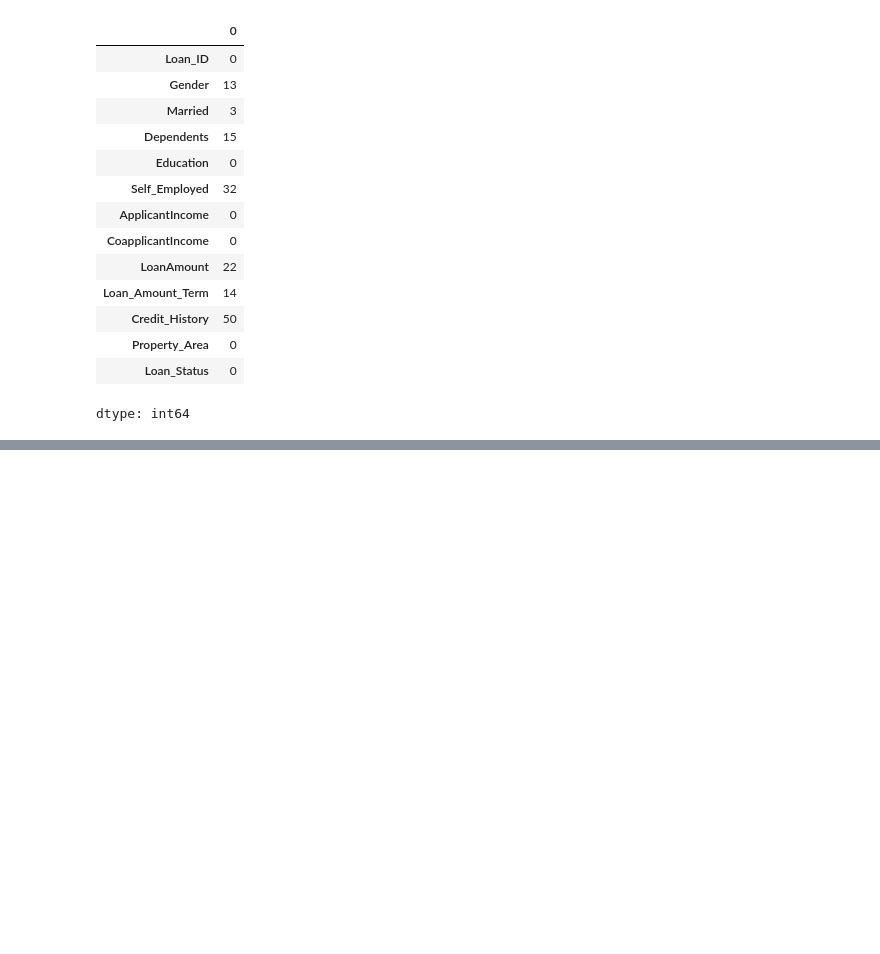
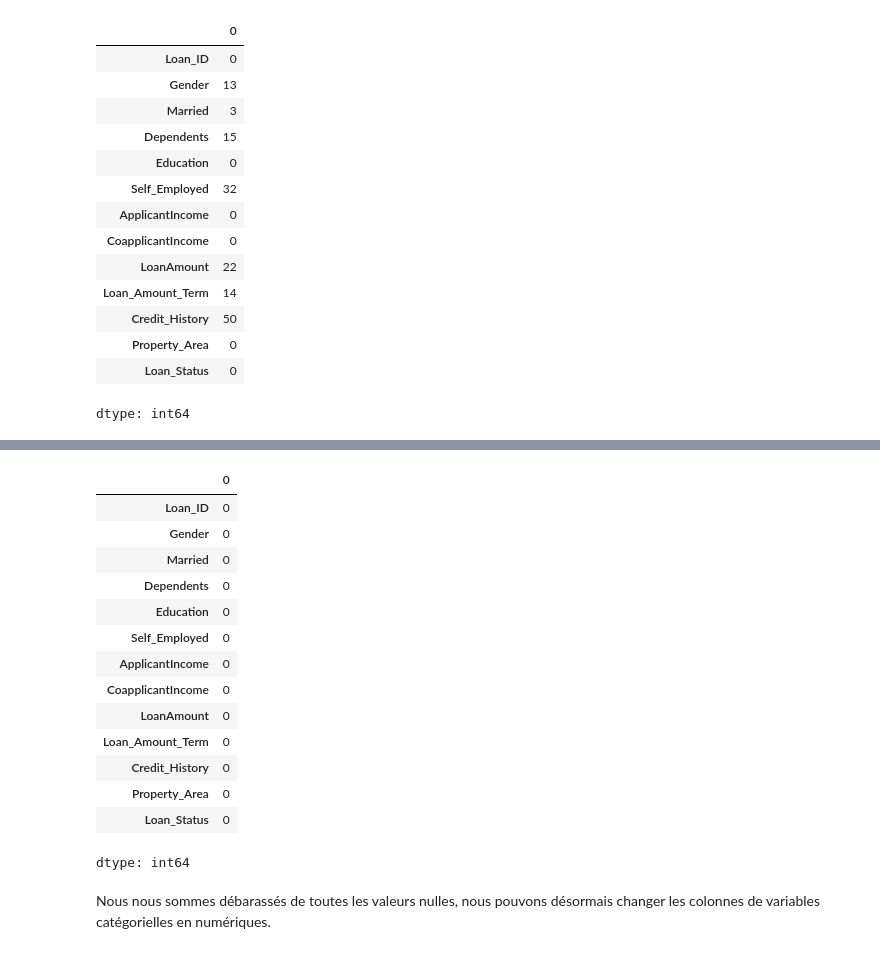
Before and after one commit to ach224/Prediction_eligibilite_pret_bancaire, a Jupyter notebook: PDT1_Etape_1_2_(data_cleaning_+_EDA).ipynb, the cells around one changed output, grey strips where cells are left out. Drawn from its saved outputs; the diff is of its cells as text; code cells hidden in the pictures; blank space fills up the shorter version.

```diff
--- a/PDT1_Etape_1_2_(data_cleaning_+_EDA).ipynb
+++ b/PDT1_Etape_1_2_(data_cleaning_+_EDA).ipynb
@@ -121,0 +137,30 @@ dtype: int64
+# %%
+colonnes_cat = ["Gender", "Married", "Self_Employed", "Education", "Property_Area"]
+
+for col in colonnes_cat:
+    df[col] = df[col].fillna(df[col].mode()[0])
+
+df['LoanAmount'] = df['LoanAmount'].fillna(df['LoanAmount'].median())
+df['Loan_Amount_Term'] = df['Loan_Amount_Term'].fillna(df['Loan_Amount_Term'].mode()[0])
+df['Credit_History'] = df['Credit_History'].fillna(df['Credit_History'].mode()[0])
+df['Dependents'] = df['Dependents'].fillna(df['Dependents'].mode()[0])
+
+df.isnull().sum()
+# %% [output]
+|  | 0 |
+| Loan_ID | 0 |
+| Gender | 0 |
+| Married | 0 |
+| Dependents | 0 |
+| Education | 0 |
+| Self_Employed | 0 |
+| ApplicantIncome | 0 |
+| CoapplicantIncome | 0 |
+| LoanAmount | 0 |
+| Loan_Amount_Term | 0 |
+| Credit_History | 0 |
+| Property_Area | 0 |
+| Loan_Status | 0 |
+dtype: int64
+# %% [markdown]
+Nous nous sommes débarassés de toutes les valeurs nulles, nous pouvons désormais changer les colonnes de variables catégorielles en numériques.
```
Also changed, not shown: parts of 8 cells of this notebook.
